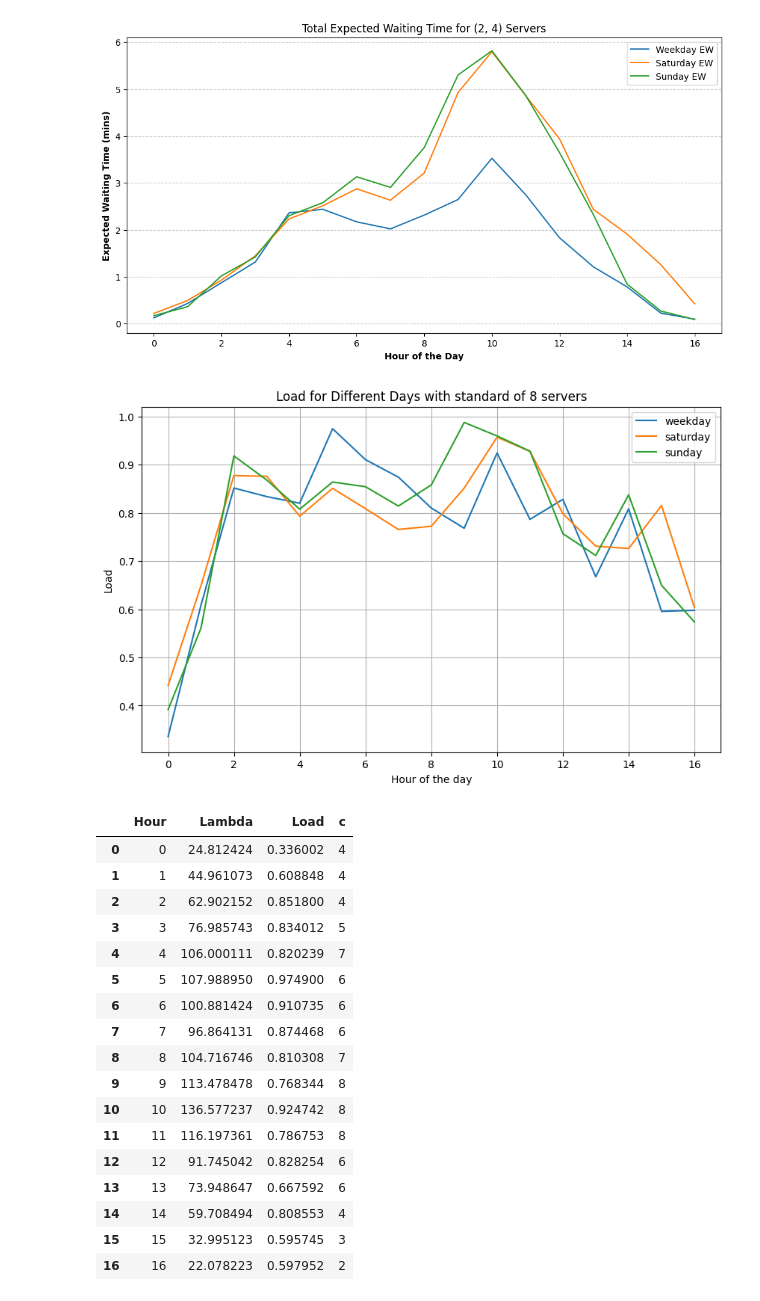
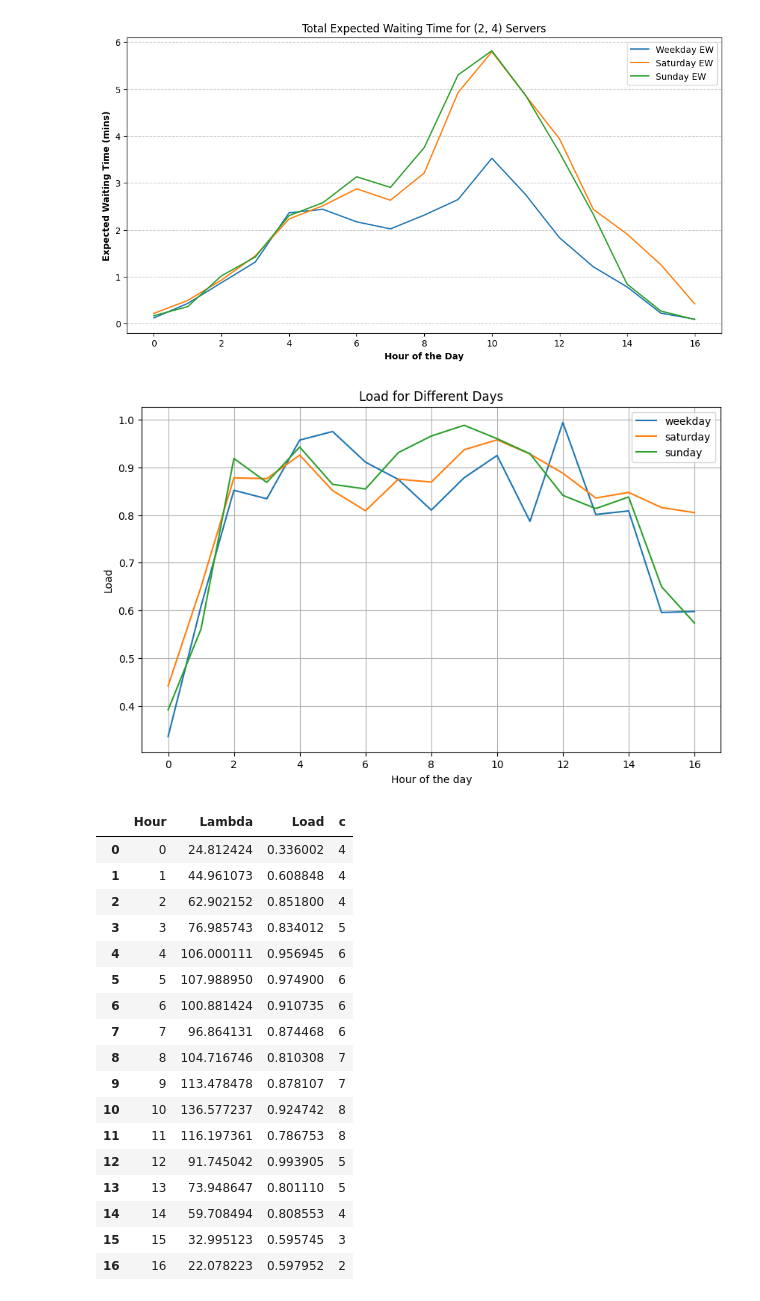
Before and after one commit to nandob7/ASM-Case2, a Jupyter notebook: case2.ipynb, the cells around one changed output. Cells and saved outputs as stored; diff of their text form; code cells hidden in the pictures.

Commit message:
old method waiting time and load

```diff
--- a/case2.ipynb
+++ b/case2.ipynb
@@ -408,53 +408,53 @@ df_sunday['Lambda'] = df_sunday['Lambda']*60*60
 
 ES = 3.25
 c = {
-    "weekday": {0:4,1:4,2:4,3:5,4:7,5:6,6:6,7:6,8:7,9:8,10:8,11:8,12:6,13:6,14:4,15:3,16:2},
-    "saturday": {0:4,1:4,2:4,3:5,4:7,5:7,6:8,7:8,8:9,9:11,10:11,11:10,12:10,13:8,14:7,15:5,16:4},
-    "sunday": {0:4,1:4,2:4,3:5,4:7,5:7,6:8,7:8,8:9,9:10,10:11,11:10,12:10,13:8,14:4,15:3,16:2}
+    "weekday": {0:4,1:4,2:4,3:5,4:6,5:6,6:6,7:6,8:7,9:7,10:8,11:8,12:5,13:5,14:4,15:3,16:2},
+    "saturday": {0:4,1:4,2:4,3:5,4:6,5:7,6:8,7:7,8:8,9:10,10:11,11:10,12:9,13:7,14:6,15:5,16:3},
+    "sunday": {0:4,1:4,2:4,3:5,4:6,5:7,6:8,7:7,8:8,9:10,10:11,11:10,12:9,13:7,14:4,15:3,16:2}
 }
 
 def calculate_c(c_dict, df_type, hour):
     # Define a function to retrieve 'c' based on the dataframe type and hour from the dictionary
     return c_dict[df_type][hour]
 
 for df_type, df in [("weekday", df_weekday), ("saturday", df_saturday), ("sunday", df_sunday)]:
     # Assuming your dataframe has a column named 'Hour' representing the hour of the day
     df["Load"] = df.apply(lambda row: load(row, calculate_c(c, df_type, row['Hour']), ES), axis=1)
 
 # Convert 'c' dictionary to DataFrames and add 'c' as a column in each dataframe
 for df, c_value in zip([df_weekday, df_saturday, df_sunday], [c["weekday"], c["saturday"], c["sunday"]]):
     df['c'] = df['Hour'].map(c_value)
 
 # Plotting 'Load' values for all three dataframes in a single figure
 plt.figure(figsize=(10, 6))  # Set the figure size
 for df_type, df in [("weekday", df_weekday), ("saturday", df_saturday), ("sunday", df_sunday)]:
     plt.plot(df['Hour'], df['Load'], label=df_type)  # Plot 'Load1' against 'Hour' for each dataframe
 
 plt.xlabel('Hour of the day')
 plt.ylabel('Load')
-plt.title('Load for Different Days with standard of 8 servers')
+plt.title('Load for Different Days')
 plt.legend()
 plt.grid(True)
 plt.show()
 
 df_weekday
 # %% [output]
-[figure, old version]
+[figure, new version]
 |  | Hour | Lambda | Load | c |
 | 0 | 0 | 24.812424 | 0.336002 | 4 |
 | 1 | 1 | 44.961073 | 0.608848 | 4 |
 | 2 | 2 | 62.902152 | 0.851800 | 4 |
 | 3 | 3 | 76.985743 | 0.834012 | 5 |
-| 4 | 4 | 106.000111 | 0.820239 | 7 |
+| 4 | 4 | 106.000111 | 0.956945 | 6 |
 | 5 | 5 | 107.988950 | 0.974900 | 6 |
 | 6 | 6 | 100.881424 | 0.910735 | 6 |
 | 7 | 7 | 96.864131 | 0.874468 | 6 |
 | 8 | 8 | 104.716746 | 0.810308 | 7 |
-| 9 | 9 | 113.478478 | 0.768344 | 8 |
+| 9 | 9 | 113.478478 | 0.878107 | 7 |
 | 10 | 10 | 136.577237 | 0.924742 | 8 |
 | 11 | 11 | 116.197361 | 0.786753 | 8 |
-| 12 | 12 | 91.745042 | 0.828254 | 6 |
-| 13 | 13 | 73.948647 | 0.667592 | 6 |
+| 12 | 12 | 91.745042 | 0.993905 | 5 |
+| 13 | 13 | 73.948647 | 0.801110 | 5 |
 | 14 | 14 | 59.708494 | 0.808553 | 4 |
 | 15 | 15 | 32.995123 | 0.595745 | 3 |
 | 16 | 16 | 22.078223 | 0.597952 | 2 |
```
Also changed, not shown: parts of 1 cell of this notebook, 2 other files.
